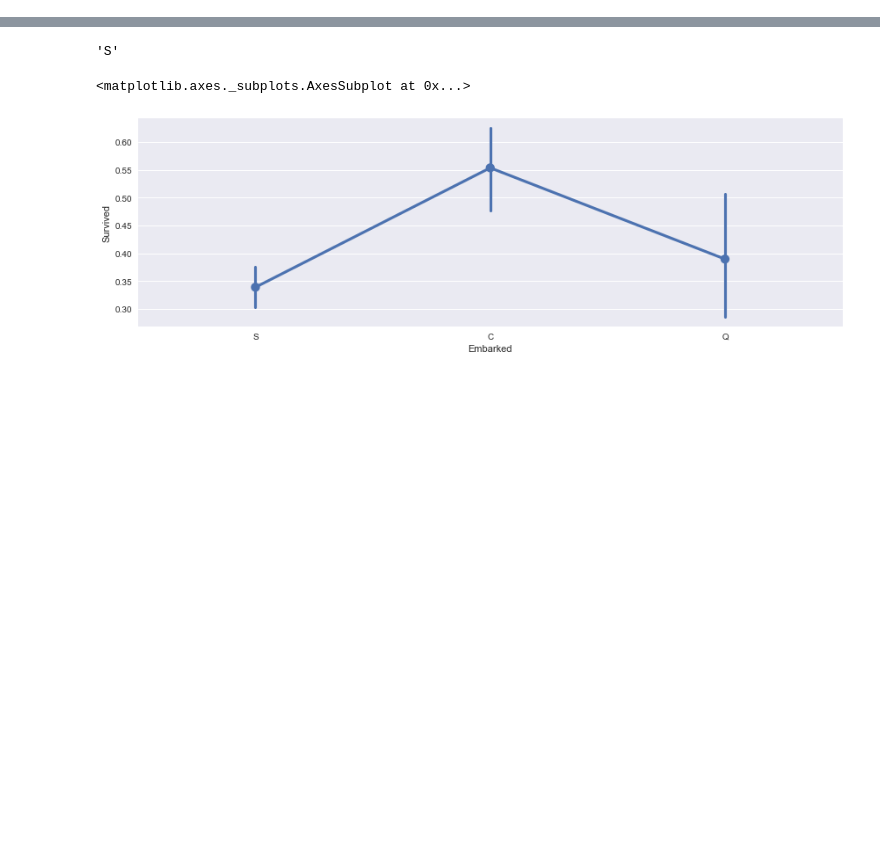
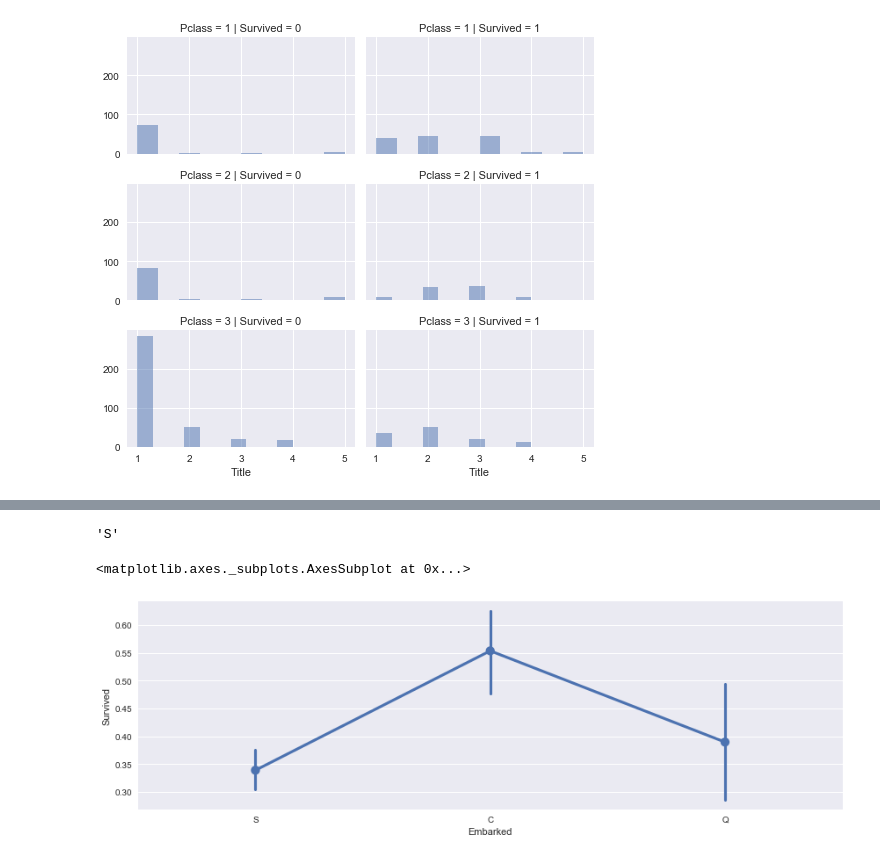
Before and after one commit to JoiCeleste/titanic, a Jupyter notebook: TitanicRevisited.ipynb, the cells around one changed output, grey strips where cells are left out. Drawn from its saved outputs; the diff is of its cells as text; code cells hidden in the pictures; blank space fills up the shorter version.

```diff
--- a/TitanicRevisited.ipynb
+++ b/TitanicRevisited.ipynb
@@ -28,0 +256,13 @@ combine = [train_df, test_df]
+# %%
+# Lets look at titles and how they relate to Pclass
+
+# Here we see the survival rate for Mr increased with class
+# There were no Rare titles in 3rd class and no rare titles survived in 2nd class
+# Mr in 3rd class had the worst rate of survival and Mr in 1st class had the best rate of survival
+# No Masters in 1st and 2nd class died
+
+grid = sns.FacetGrid(train_df, col='Survived', row='Pclass', size=2.2, aspect=1.6)
+grid.map(plt.hist, 'Title', alpha=.5, bins=10)
+grid.add_legend();
+# %% [output]
+[figure, added]
```
Also changed, not shown: parts of 57 cells of this notebook.
